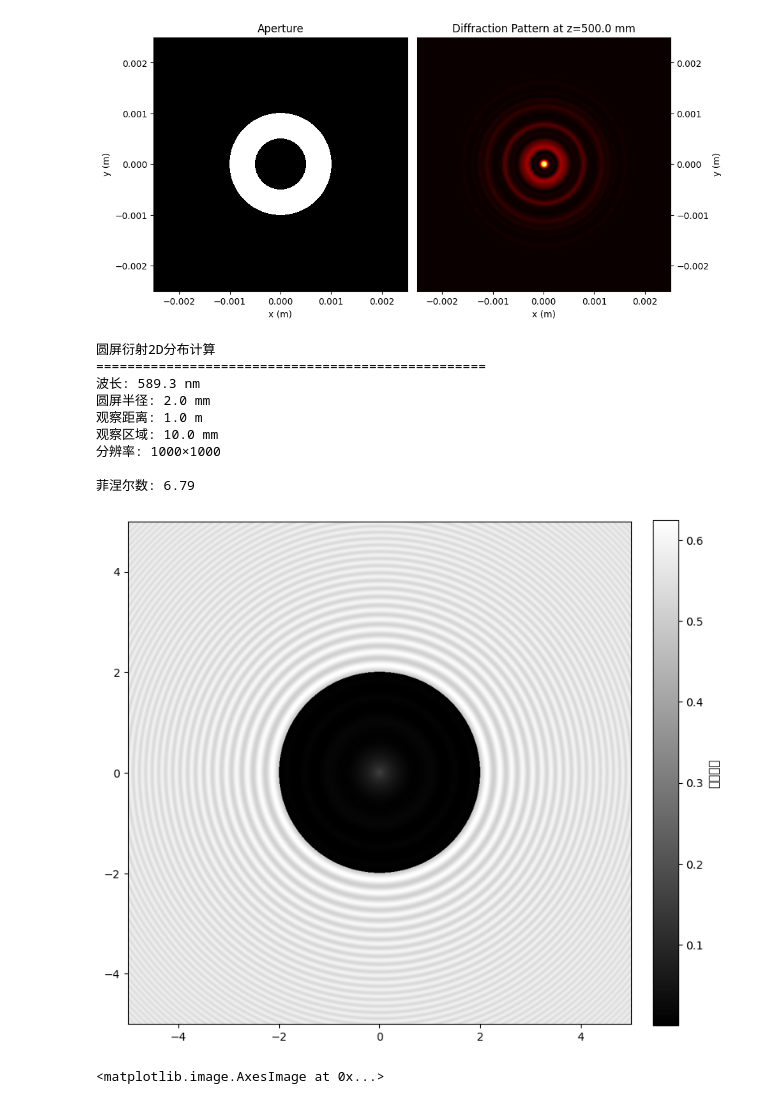
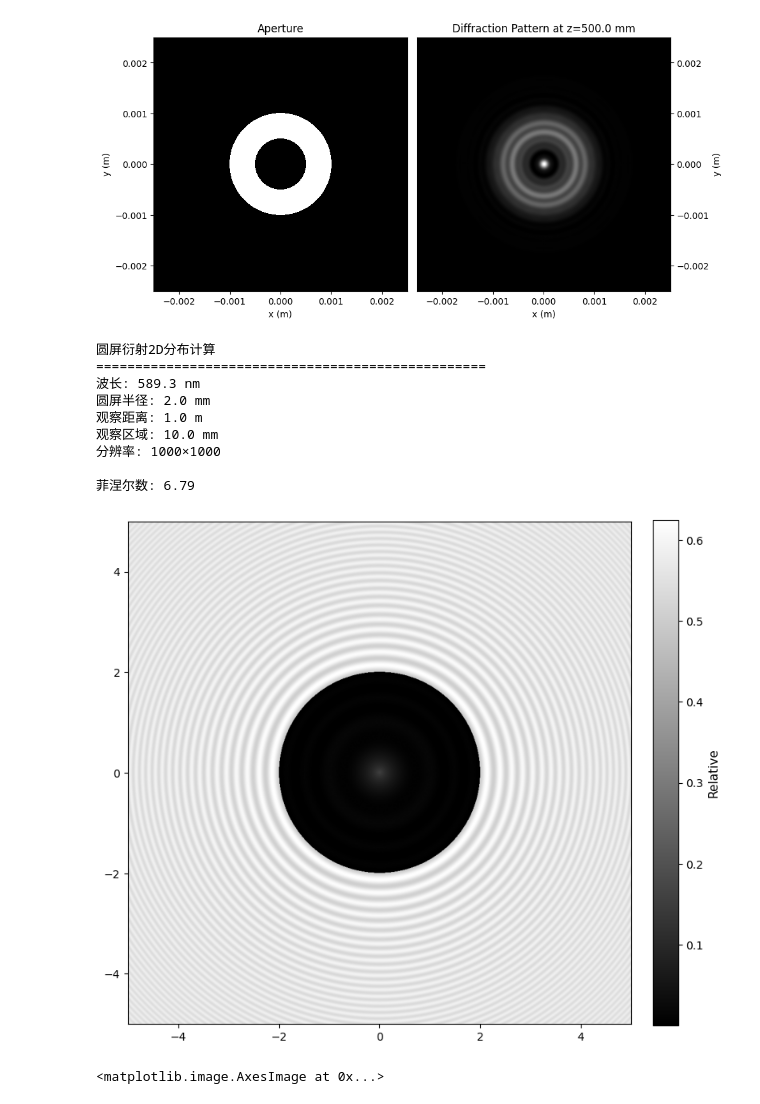
Before and after one commit to WilliamMarci/OpticsCourseAnswer, a Jupyter notebook: src/chapter3.ipynb, the cells around one changed output. Cells and saved outputs as stored; diff of their text form; code cells hidden in the pictures.

```diff
--- a/src/chapter3.ipynb
+++ b/src/chapter3.ipynb
@@ -95,9 +95,9 @@ def diffraction_optimized(apert, xlin, ylin, sxlin, sylin, wavelength, z, chunk_
             # 计算复振幅贡献
             contributions = np.exp(1j * k * r) / r * apert_nz[np.newaxis, :]
             result_chunk = np.sum(contributions, axis=1) / (1j * wavelength)
-            result[i:i_end, j:j_end] = np.square(result_chunk.real).reshape((i_end-i, j_end-j))
+            result[i:i_end, j:j_end] = np.square(np.abs(result_chunk)).reshape((i_end-i, j_end-j))
 
-            # 显式释放临时变量
+            # release memory
             del X_chunk, Y_chunk, x_screen_flat, y_screen_flat, dx, dy, r, contributions, result_chunk
 
             if (j_end % 10 == 0) and (i_end % 10 == 0):
@@ -131,20 +130,20 @@ deff = diffraction_optimized(aper, xlin, ylin, sxlin, sylin, wavelength, z, chun
 # %%
 # plot
 fig, ax = plt.subplots(1,2, figsize=(10,5))
 ax[0].imshow(aper, extent=(-ap_x/2, ap_x/2, -ap_y/2, ap_y/2), cmap='gray', interpolation='nearest')
 ax[0].set_title("Aperture")
 ax[0].set_xlabel("x (m)")
 ax[0].set_ylabel("y (m)")
-ax[1].imshow(deff,  cmap='hot', interpolation='bilinear', extent=(-sc_x/2, sc_x/2, -sc_y/2, sc_y/2))
+ax[1].imshow(deff,   interpolation='bilinear', extent=(-sc_x/2, sc_x/2, -sc_y/2, sc_y/2), cmap='gray')
 ax[1].set_title(f"Diffraction Pattern at z={z*1e3} mm")
 ax[1].set_xlabel("x (m)")
 ax[1].set_ylabel("y (m)")
 ax[1].yaxis.set_label_position("right")
 ax[1].yaxis.tick_right()
 fig.tight_layout()
 fig.savefig("../figure/q3_3_diffraction_pattern.pdf")
 # %% [output]
-[figure, old version]
+[figure, new version]
 # %%
 import numpy as np
 import matplotlib.pyplot as plt
@@ -229,22 +228,12 @@ X, Y, intensity = circular_diffraction_2d(wavelength, radius, distance, screen_s
 fresnel_number = radius**2 / (wavelength * distance)
 print(f"菲涅尔数: {fresnel_number:.2f}")
 
-# 创建图形
 fig, ax = plt.subplots(figsize=(8, 8))
-
-# 第一个子图：2D强度分布
-# 自定义 colormap：左端黑色，右端红色
-cmap_black_red = LinearSegmentedColormap.from_list('black_red', ['black', 'red'])
-
 im = ax.imshow(intensity, extent=[-screen_size/2*1e3, screen_size/2*1e3,
                                  -screen_size/2*1e3, screen_size/2*1e3],
                origin='lower', aspect='equal', cmap='gray')
-
-
-
-# 添加颜色条
 cbar1 = plt.colorbar(im, ax=ax, fraction=0.046, pad=0.04)
-cbar1.set_label('相对强度', fontsize=11)
+cbar1.set_label('Relative', fontsize=11)
 fig.tight_layout()
 # %% [output]
 圆屏衍射2D分布计算
@@ -256,7 +245,7 @@ fig.tight_layout()
 分辨率: 1000×1000
 
 菲涅尔数: 6.79
-[figure, old version]
+[figure, new version]
 # %%
 def fresnel_diffraction_fft(aperture_func, wavelength=532e-9, z=0.5,
                            N1=200, a1=20e-3, b1=20e-3,
```
Also changed, not shown: parts of 2 cells of this notebook, 2 other files.
